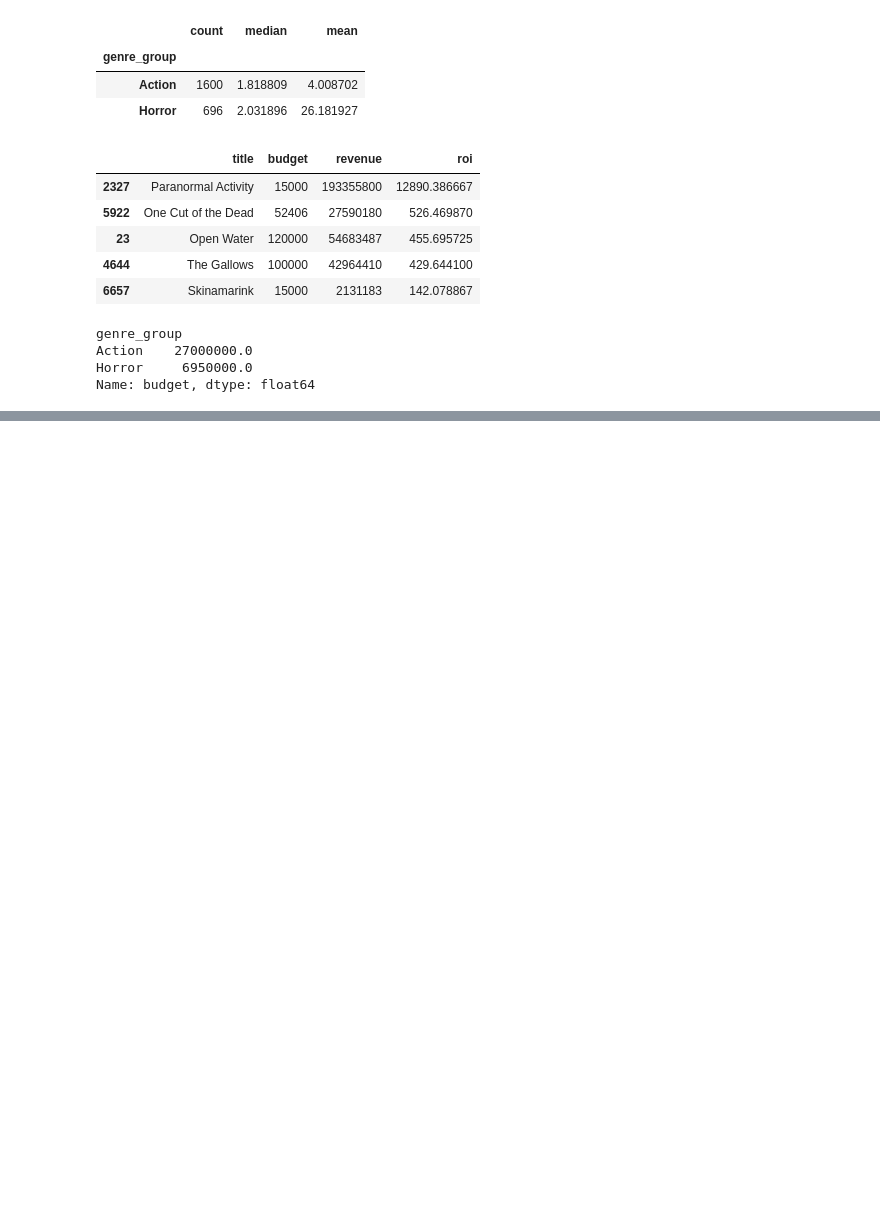
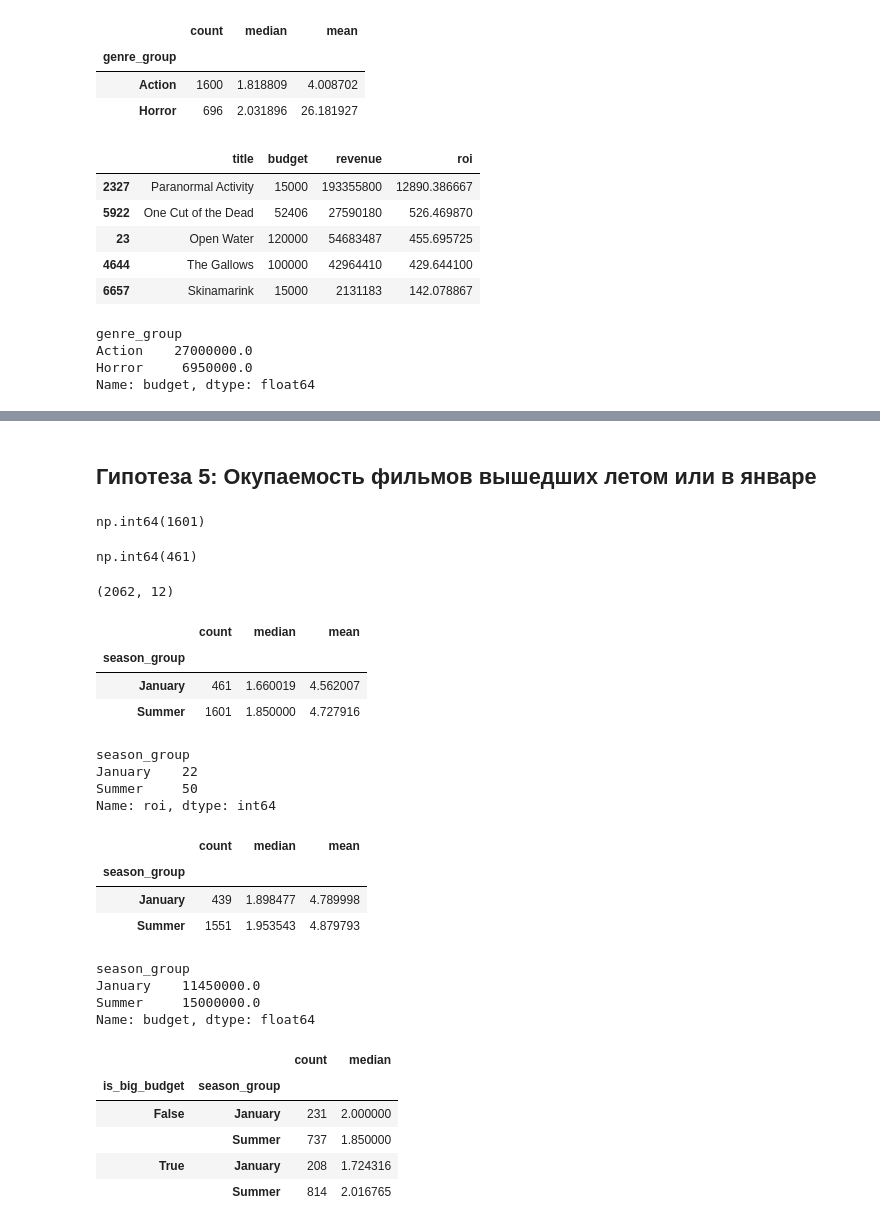
Before and after one commit to ilysma/movie-success-analysis, a Jupyter notebook: 02_analysis.ipynb, the cells around one changed output, grey strips where cells are left out. Drawn from its saved outputs; the diff is of its cells as text; code cells hidden in the pictures; blank space fills up the shorter version.

```diff
--- a/02_analysis.ipynb
+++ b/02_analysis.ipynb
@@ -408,0 +389,66 @@ Horror 740) медиана окупаемости у Horror не ниже, че
+# %% [markdown]
+## Гипотеза 5: Окупаемость фильмов вышедших летом или в январе
+# %%
+## Считаю фильмы июньского, июльского и августовского релиза
+df_roi["release_month"].isin([6, 7, 8]).sum()
+# %% [output]
+np.int64(1601)
+# %%
+## Считаю фильмы январского релиза
+df_roi["release_month"].isin([1]).sum()
+# %% [output]
+np.int64(461)
+# %%
+## Оставляю фильмы июньского, июльского, августовского и январского релиза для гипотезы 5
+df_season = df_roi[df_roi["release_month"].isin([1, 6, 7, 8])].copy()
+## Проверяю размер: ожидаю (2062, 12)
+df_season.shape
+# %% [output]
+(2062, 12)
+# %%
+## Добавляю метку группы: лето (июнь-август) или январь
+df_season["season_group"] = df_season["release_month"].map({1: "January", 6: "Summer", 7: "Summer", 8: "Summer"})
+# %%
+## Сравниваю окупаемость летних и январских релизов: количество, медиана и среднее roi
+df_season.groupby("season_group")["roi"].agg(["count", "median", "mean"])
+# %% [output]
+|  | count | median | mean |
+| season_group |  |  |  |
+| January | 461 | 1.660019 | 4.562007 |
+| Summer | 1601 | 1.850000 | 4.727916 |
+# %%
+## Маска подозрительных фильмов в df_season: бюджет от 1 млн и сборы меньше 100 тысяч
+mask_js = (df_season["budget"] >= 1000000) & (df_season["revenue"] < 100000)
+## Смотрю, сколько таких фильмов в каждой группе
+df_season[mask_js].groupby("season_group")["roi"].count()
+# %% [output]
+season_group
+January    22
+Summer     50
+Name: roi, dtype: int64
+# %%
+## Проверка устойчивости: сравнение без подозрительных фильмов (ожидаю count 1551 и 439)
+df_season[~mask_js].groupby("season_group")["roi"].agg(["count", "median", "mean"])
+# %% [output]
+|  | count | median | mean |
+| season_group |  |  |  |
+| January | 439 | 1.898477 | 4.789998 |
+| Summer | 1551 | 1.953543 | 4.879793 |
+# %%
+## Сравниваю медианы бюджета летних и январских фильмов
+df_season.groupby("season_group")["budget"].median()
+# %% [output]
+season_group
+January    11450000.0
+Summer     15000000.0
+Name: budget, dtype: float64
+# %%
+## Проверяю гипотезу 5 внутри бюджетных групп (граница 13,5 млн): лето против января
+df_season[~mask_js].groupby(["is_big_budget", "season_group"])["roi"].agg(["count", "median"])
+# %% [output]
+|  |  | count | median |
+| is_big_budget | season_group |  |  |
+| False | January | 231 | 2.000000 |
+|  | Summer | 737 | 1.850000 |
+| True | January | 208 | 1.724316 |
+|  | Summer | 814 | 2.016765 |
```
Also changed, not shown: parts of 8 cells of this notebook.
